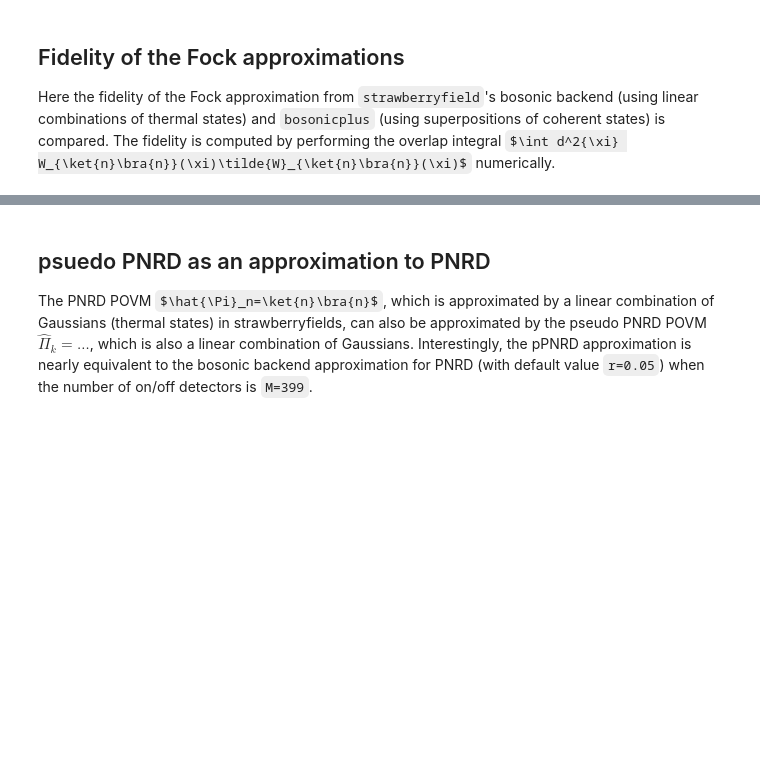
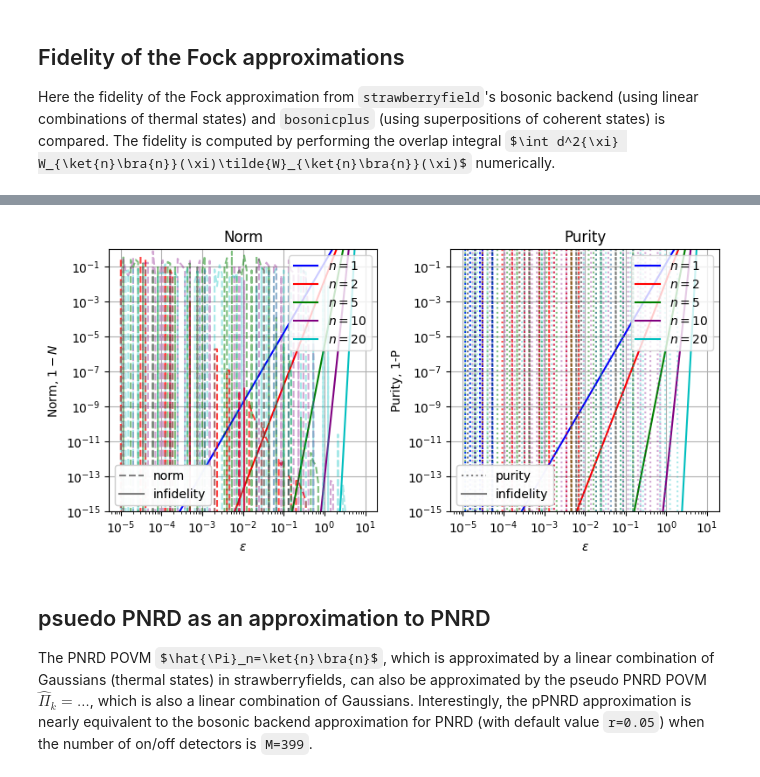
Before and after one commit to qpit/lcg_plus, a Jupyter notebook: Fock_approximation.ipynb, the cells around one changed output, grey strips where cells are left out. Saved outputs shown, nothing was run; the diff lists cells and outputs as text; code cells hidden in the pictures; some formulas as TeX source; blank space fills up the shorter version.

```diff
--- a/Fock_approximation.ipynb
+++ b/Fock_approximation.ipynb
@@ -159,3 +168,66 @@ plt.show()
+# %%
+fig, axes = plt.subplots(1,2,figsize = (8,4))
+N = np.array([1, 2, 5, 10, 20])
+
+alphas = [1, 0.75, 0.5, 0.35, 0.35]
+epsilons = 10**np.linspace(-5,1,100)
+
+norm = np.zeros((len(N), len(epsilons)))
+weights_max = np.zeros((len(N), len(epsilons)))
+purity = np.zeros((len(N),len(epsilons)))
+
+
+for i, n in enumerate(N):
+    infidelities = order_infidelity_fock_coherent(n, epsilons)
+    for j, eps in enumerate(epsilons):
+
+        data = gen_fock_coherent(n, 1, eps)
+        means, cov, weights = data
+        state = BaseBosonicState(data, num_modes=1,num_weights=len(weights))
+
+        norm[i,j] = np.sum(weights)
+        purity[i,j] = fidelity_coherent(state, state)
+
+    axes[0].plot(epsilons, 1-norm[i,:], color = colors[i],alpha=alphas[i],linestyle ='dashed')
+    axes[1].plot(epsilons, 1-purity[i,:],color = colors[i],alpha=alphas[i],linestyle='dotted')
+
+
+    axes[0].loglog(epsilons, infidelities, color = colors[i], label = rf'$n={n}$')
+    axes[1].loglog(epsilons, infidelities, color = colors[i], label = rf'$n={n}$')
+for ax in axes:
+    ax.set_xscale('log')
+    ax.set_yscale('log')
+    ax.set_ylim([1e-15,1e-0])
+
+    ax.set_xlabel(r'$\epsilon$')
+    ax.legend()
+    ax.grid('on')
+
+    purity = matplotlib.lines.Line2D([], [], color='gray', linestyle='dotted',label ='purity')
+    norm = matplotlib.lines.Line2D([], [], color='gray', linestyle='dashed',label ='norm')
+    fidelity = matplotlib.lines.Line2D([], [], color='gray', linestyle='solid',label ='infidelity')
+    l1 = axes[0].legend(handles = [norm, fidelity], loc = "lower left")
+    l2 = axes[1].legend(handles = [purity, fidelity], loc = "lower left")
+    axes[0].legend(loc = "upper right")
+    axes[0].add_artist(l1)
+
+    axes[1].legend(loc = "upper right")
+    axes[1].add_artist(l2)
+#coh = matplotlib.lines.Line2D([], [], color='gray', linestyle='None',label ='bosonicplus')
+
+axes[0].set_ylabel(r'Norm, $1-N$')
+axes[1].set_ylabel(r'Purity, 1-P')
+axes[0].set_title('Norm')
+axes[1].set_title('Purity')
+
+#ax.set_title('Instability of the normalisation vs $\epsilon$')
+#plt.title('Infidelity of coherent Fock approximation vs $\epsilon$')
+#plt.savefig('Fock_approx_coherent.png')
+plt.tight_layout()
+#plt.savefig('Evaluation of approx.pdf')
+plt.show()
+# %% [output]
+[figure, added]
 # %% [markdown]
 ## psuedo PNRD as an approximation to PNRD
 The PNRD POVM $\hat{\Pi}_n=\ket{n}\bra{n}$, which is approximated by a linear combination of Gaussians (thermal states) in strawberryfields, can also be approximated by the pseudo PNRD POVM $\hat{\Pi}_k=\dots$, which is also a linear combination of Gaussians. Interestingly, the pPNRD approximation is nearly equivalent to the bosonic backend approximation for PNRD (with default value `r=0.05`) when the number of on/off detectors is `M=399`.
```
Also changed, not shown: parts of 6 cells of this notebook.
